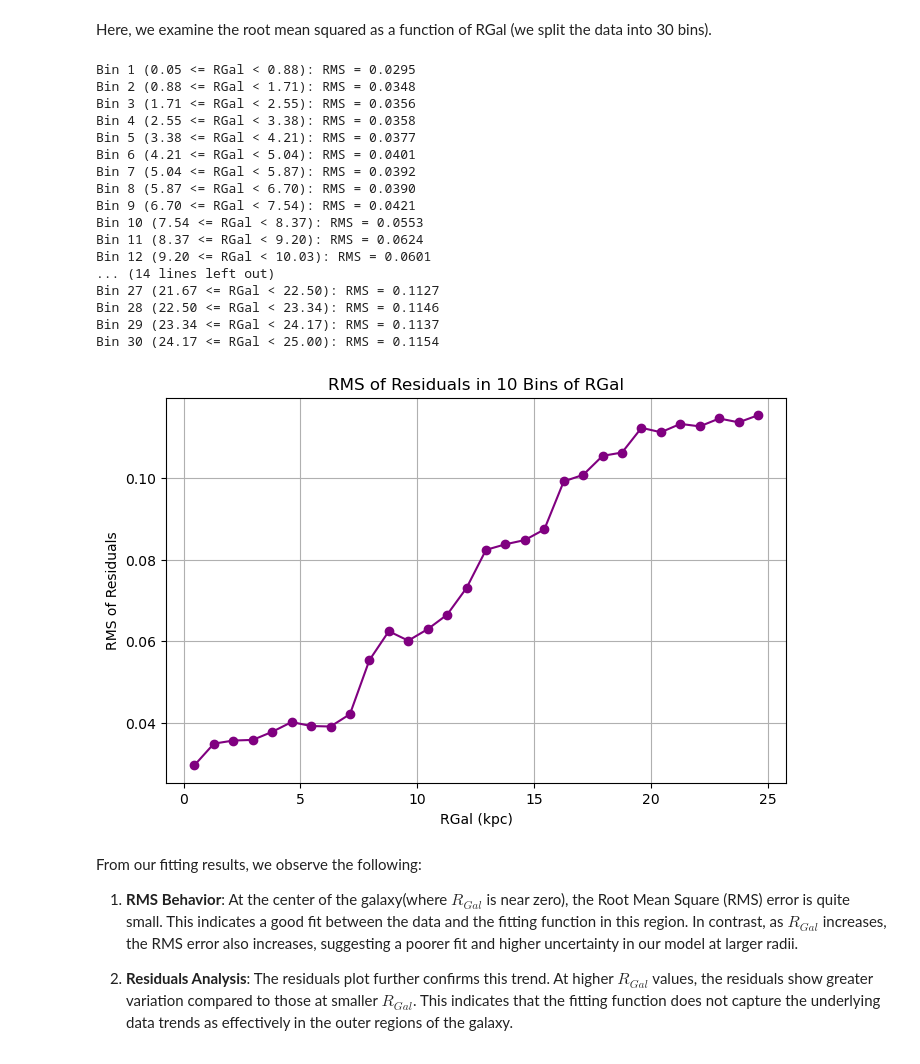
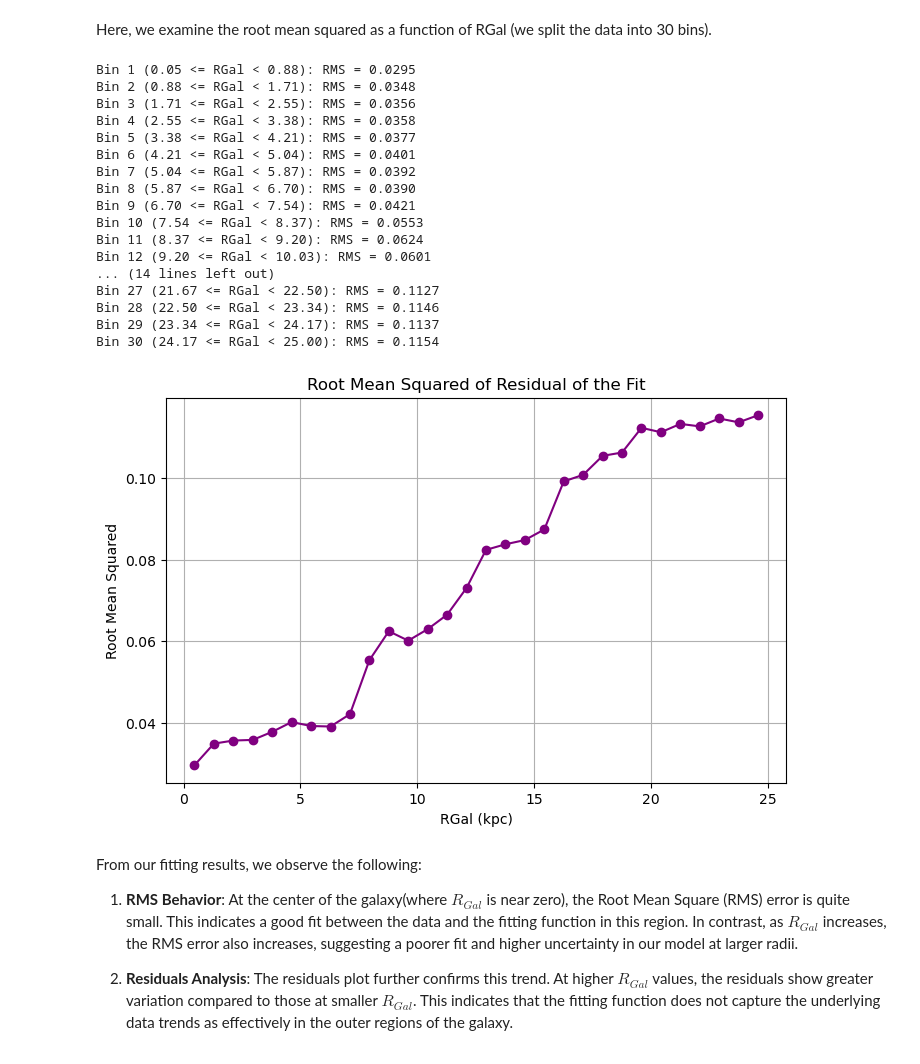
Before and after one commit to ishfahanirsyd/astronomical_computing, a Jupyter notebook: Question3.ipynb, the cells around one changed output. Cells and saved outputs as stored; diff of their text form; code cells hidden in the pictures.

```diff
--- a/Question3.ipynb
+++ b/Question3.ipynb
@@ -164,36 +165,36 @@ for i in range(num_bins):
     print(f"Bin {i+1} ({bins[i]:.2f} <= RGal < {bins[i+1]:.2f}): RMS = {bin_rms:.4f}")
 
 # Optionally, plot the RMS per bin
 import matplotlib.pyplot as plt
 
 plt.figure(figsize=(8, 5))
 bin_centers = (bins[:-1] + bins[1:]) / 2  # Find the center of each bin
 plt.plot(bin_centers, rms_per_bin, marker='o', linestyle='-', color='purple')
 plt.xlabel('RGal (kpc)')
-plt.ylabel('RMS of Residuals')
-plt.title('RMS of Residuals in 10 Bins of RGal')
+plt.ylabel('Root Mean Squared')
+plt.title('Root Mean Squared of Residual of the Fit')
 plt.grid(True)
 plt.savefig(f'figures/RMs_Residuals.png')
 plt.show()
 # %% [output]
 Bin 1 (0.05 <= RGal < 0.88): RMS = 0.0295
 Bin 2 (0.88 <= RGal < 1.71): RMS = 0.0348
 Bin 3 (1.71 <= RGal < 2.55): RMS = 0.0356
 Bin 4 (2.55 <= RGal < 3.38): RMS = 0.0358
 Bin 5 (3.38 <= RGal < 4.21): RMS = 0.0377
 Bin 6 (4.21 <= RGal < 5.04): RMS = 0.0401
 Bin 7 (5.04 <= RGal < 5.87): RMS = 0.0392
 Bin 8 (5.87 <= RGal < 6.70): RMS = 0.0390
 Bin 9 (6.70 <= RGal < 7.54): RMS = 0.0421
 Bin 10 (7.54 <= RGal < 8.37): RMS = 0.0553
 Bin 11 (8.37 <= RGal < 9.20): RMS = 0.0624
 Bin 12 (9.20 <= RGal < 10.03): RMS = 0.0601
 ... (14 lines left out)
 Bin 27 (21.67 <= RGal < 22.50): RMS = 0.1127
 Bin 28 (22.50 <= RGal < 23.34): RMS = 0.1146
 Bin 29 (23.34 <= RGal < 24.17): RMS = 0.1137
 Bin 30 (24.17 <= RGal < 25.00): RMS = 0.1154
-[figure, old version]
+[figure, new version]
 # %% [markdown]
 From our fitting results, we observe the following:
 
```
Also changed, not shown: parts of 2 cells of this notebook, 8 other files.
